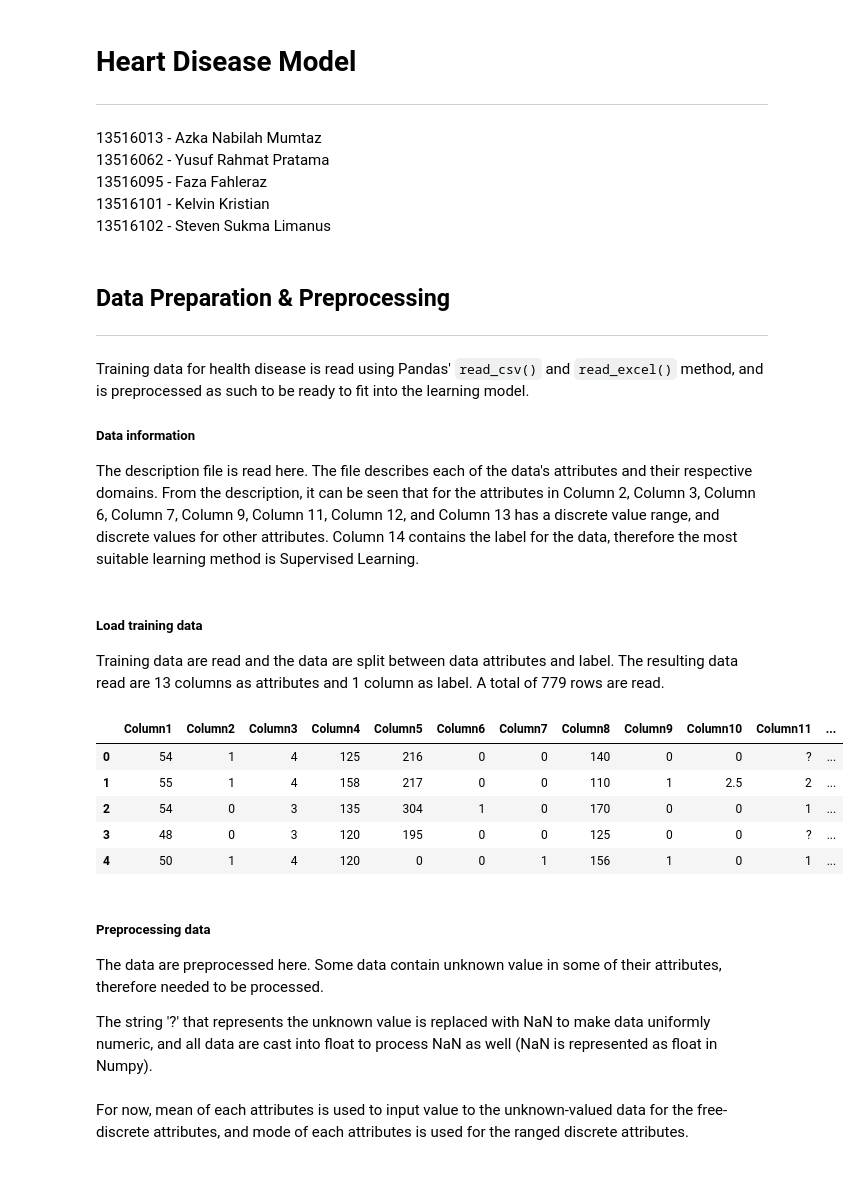
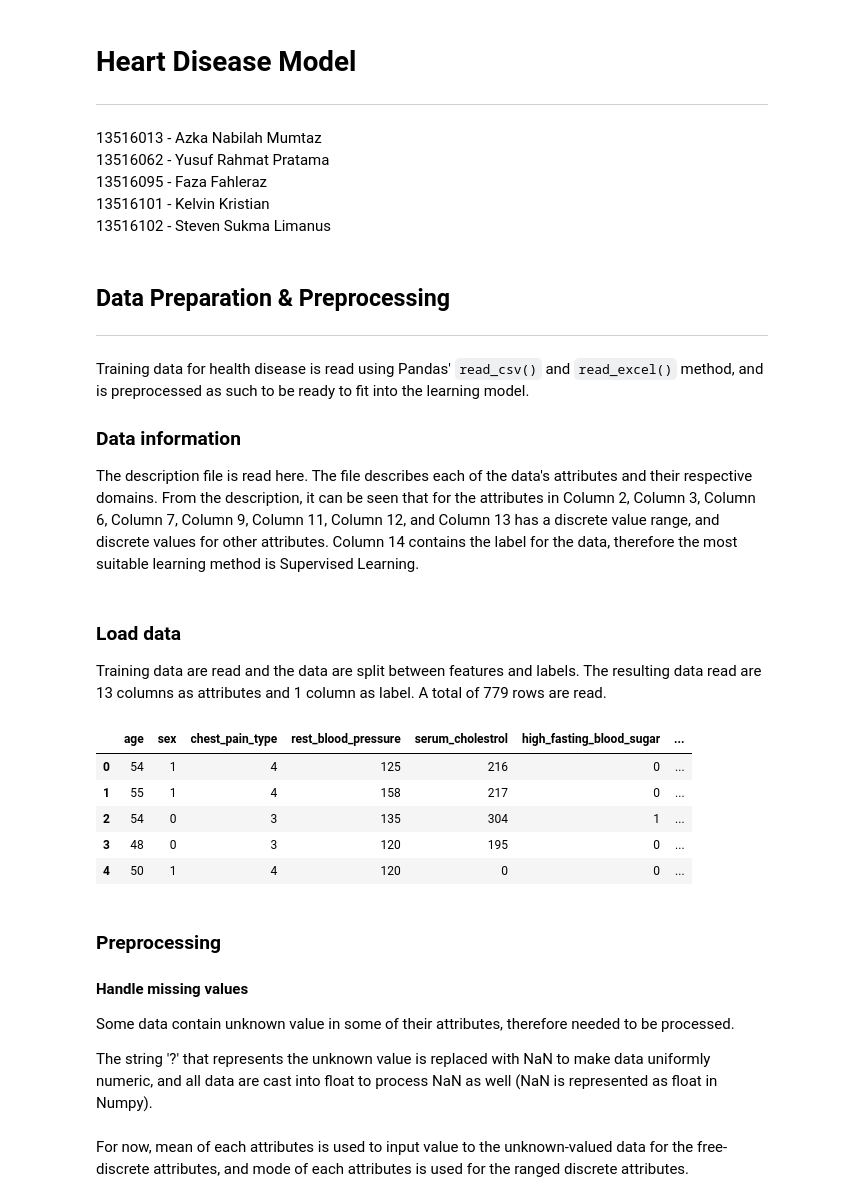
Before and after one commit to yusufrahmatp/modelHeartDisease, a Jupyter notebook: notebooks/Heart Disease Model.ipynb, the cells around one changed output. Drawn from its saved outputs; the diff is of its cells as text; code cells hidden in the pictures; blank space fills up the shorter version.

```diff
--- a/notebooks/Heart Disease Model.ipynb
+++ b/notebooks/Heart Disease Model.ipynb
@@ -14,30 +14,36 @@ import numpy as np
 ---
 Training data for health disease is read using Pandas' `read_csv()` and `read_excel()` method, and is preprocessed as such to be ready to fit into the learning model.
 
-##### Data information
+### Data information
 The description file is read here. The file describes each of the data's attributes and their respective domains. From the description, it can be seen that for the attributes in Column 2, Column 3, Column 6, Column 7, Column 9, Column 11, Column 12, and Column 13 has a discrete value range, and discrete values for other attributes. Column 14 contains the label for the data, therefore the most suitable learning method is Supervised Learning.
 # %%
 # data_info = pd.read_excel('../data/description.xlsx', header=1)
 # data_info.fillna('-', inplace=True)
 # data_info
 # %% [markdown]
-##### Load training data
-Training data are read and the data are split between data attributes and label. The resulting data read are 13 columns as attributes and 1 column as label. A total of 779 rows are read.
+### Load data
+Training data are read and the data are split between features and labels. The resulting data read are 13 columns as attributes and 1 column as label. A total of 779 rows are read.
 # %%
 train = pd.read_csv('../data/tubes2_HeartDisease_train.csv')
-train_data = train.iloc[:, :13]
-train_target = train.iloc[:, 13:]
-train_data.head()
+train.columns = ['age', 'sex', 'chest_pain_type', 'rest_blood_pressure', 'serum_cholestrol',
+                 'high_fasting_blood_sugar', 'resting_ecg', 'max_heart_rate', 'exercise_induced_angina',
+                 'st_depression', 'peak_exercise_st', 'major_vessels_num', 'thal', 'diagnosis']
+train_x = train.iloc[:, :13]
+train_y = train.iloc[:, 13:]
+
+train_x.head()
 # %% [output]
-|  | Column1 | Column2 | Column3 | Column4 | Column5 | Column6 | Column7 | Column8 | Column9 | Column10 | Column11 | ... |
-| 0 | 54 | 1 | 4 | 125 | 216 | 0 | 0 | 140 | 0 | 0 | ? | ... |
-| 1 | 55 | 1 | 4 | 158 | 217 | 0 | 0 | 110 | 1 | 2.5 | 2 | ... |
-| 2 | 54 | 0 | 3 | 135 | 304 | 1 | 0 | 170 | 0 | 0 | 1 | ... |
-| 3 | 48 | 0 | 3 | 120 | 195 | 0 | 0 | 125 | 0 | 0 | ? | ... |
-| 4 | 50 | 1 | 4 | 120 | 0 | 0 | 1 | 156 | 1 | 0 | 1 | ... |
+|  | age | sex | chest_pain_type | rest_blood_pressure | serum_cholestrol | high_fasting_blood_sugar | ... |
+| 0 | 54 | 1 | 4 | 125 | 216 | 0 | ... |
+| 1 | 55 | 1 | 4 | 158 | 217 | 0 | ... |
+| 2 | 54 | 0 | 3 | 135 | 304 | 1 | ... |
+| 3 | 48 | 0 | 3 | 120 | 195 | 0 | ... |
+| 4 | 50 | 1 | 4 | 120 | 0 | 0 | ... |
 # %% [markdown]
-##### Preprocessing data
-The data are preprocessed here. Some data contain unknown value in some of their attributes, therefore needed to be processed.
+### Preprocessing
+
+#### Handle missing values
+Some data contain unknown value in some of their attributes, therefore needed to be processed.
 
 The string '?' that represents the unknown value is replaced with NaN to make data uniformly numeric, and all data are cast into float to process NaN as well (NaN is represented as float in Numpy).
 # %%
```
Also changed, not shown: parts of 22 cells of this notebook, 1 other file.
